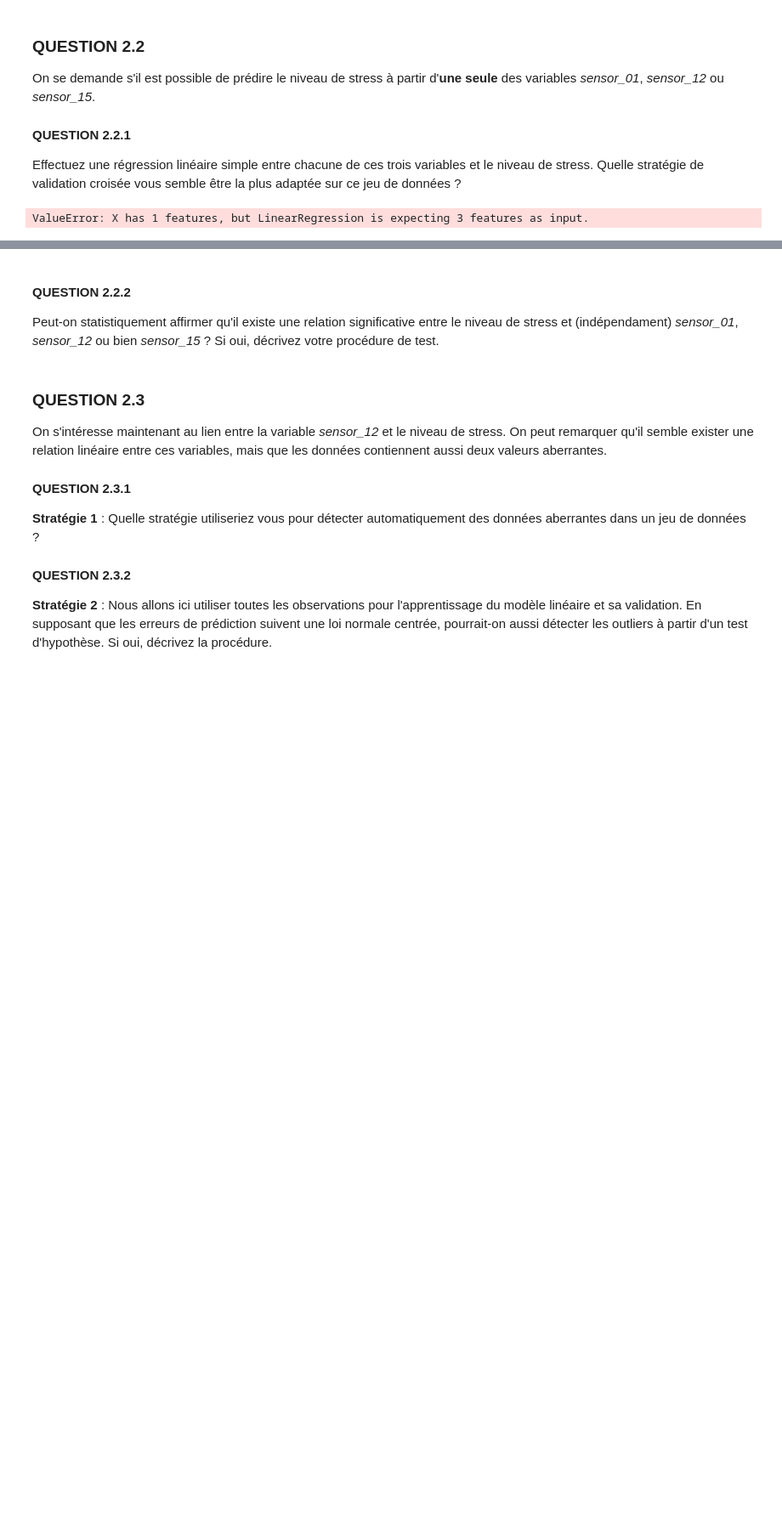
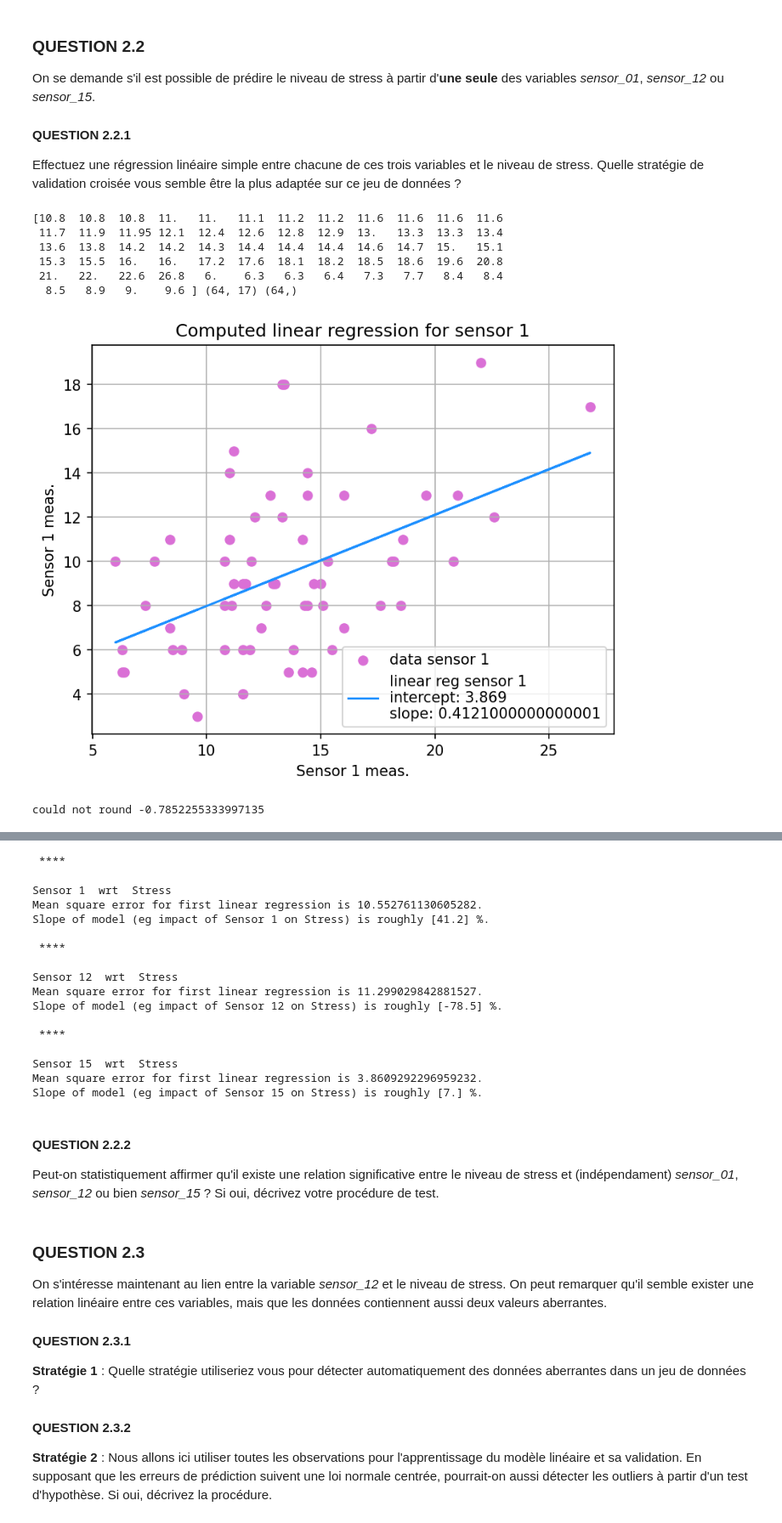
Before and after one commit to nnniels/SDD-stat-ml, a Jupyter notebook: BEs/BE_StatML_2025.ipynb, the cells around one changed output, grey strips where cells are left out. Shown: that part at 85% size. Saved outputs shown, nothing was run; the diff lists cells and outputs as text; code cells hidden in the pictures; blank space fills up the shorter version.

```diff
--- a/BEs/BE_StatML_2025.ipynb
+++ b/BEs/BE_StatML_2025.ipynb
@@ -344,14 +364,34 @@ def MultiLinReg(lr, X, y, index, plot=True, info:str=""):
             ax.label_outer()
 
     return y_hat, msq
-
-
-# instanciate a LinearRegression object for each sensor
-lr_3sensors = LinearRegression()
-
-# solve and plot
-# INDEXING START AT 0
-_, msq_3_sensors = MultiLinReg(lr_3sensors, X, y, index=[0, 11, 14], plot=True, info="brand_1")
-print(msq_3_sensors)
-# %% [output]
-ValueError: X has 1 features, but LinearRegression is expecting 3 features as input.
+# %%
+
+
+
+# instanciate a LinearRegression object for each sensor
+lr_sensor1 = LinearRegression()
+lr_sensor12 = LinearRegression()
+lr_sensor15 = LinearRegression()
+
+print(X[:,0], X.shape, X[:,0].shape)
+# solve and plot
+# INDEXING START AT 0
+_, msq_sensor1 = LinReg(lr_sensor1, X[:,0], y,
+                xleg_yleg=["Sensor 1 meas.", "Stress"], plot=True, info="sensor 1")
+_, msq_sensor12 = LinReg(lr_sensor12, X[:,11], y,
+                xleg_yleg=["Sensor 12 meas.", "Stress"], plot=True, info="sensor 12")
+_, msq_sensor15 = LinReg(lr_sensor15, X[:,14], y,
+                xleg_yleg=["Sensor 15 meas.", "Stress"], plot=True, info="sensor 15")
+
+DisplayLinearResults(lr_sensor1, msq_sensor1, x="Sensor 1", y="Stress")
+DisplayLinearResults(lr_sensor12, msq_sensor12, x="Sensor 12", y="Stress")
+DisplayLinearResults(lr_sensor15, msq_sensor15, x="Sensor 15", y="Stress")
+# %% [output]
+[10.8  10.8  10.8  11.   11.   11.1  11.2  11.2  11.6  11.6  11.6  11.6
+ 11.7  11.9  11.95 12.1  12.4  12.6  12.8  12.9  13.   13.3  13.3  13.4
+ 13.6  13.8  14.2  14.2  14.3  14.4  14.4  14.4  14.6  14.7  15.   15.1
+ 15.3  15.5  16.   16.   17.2  17.6  18.1  18.2  18.5  18.6  19.6  20.8
+ 21.   22.   22.6  26.8   6.    6.3   6.3   6.4   7.3   7.7   8.4   8.4
+  8.5   8.9   9.    9.6 ] (64, 17) (64,)
+[figure, added]
+could not round -0.7852255333997135
@@ -358,3 +400,20 @@ ValueError: X has 1 features, but LinearRegression is expecting 3 features as in
+ ****
+
+Sensor 1  wrt  Stress
+Mean square error for first linear regression is 10.552761130605282.
+Slope of model (eg impact of Sensor 1 on Stress) is roughly [41.2] %.
+
+ ****
+
+Sensor 12  wrt  Stress
+Mean square error for first linear regression is 11.299029842881527.
+Slope of model (eg impact of Sensor 12 on Stress) is roughly [-78.5] %.
+
+ ****
+
+Sensor 15  wrt  Stress
+Mean square error for first linear regression is 3.8609292296959232.
+Slope of model (eg impact of Sensor 15 on Stress) is roughly [7.] %.
 # %% [markdown]
 
 
```
Also changed, not shown: parts of 5 cells of this notebook.
